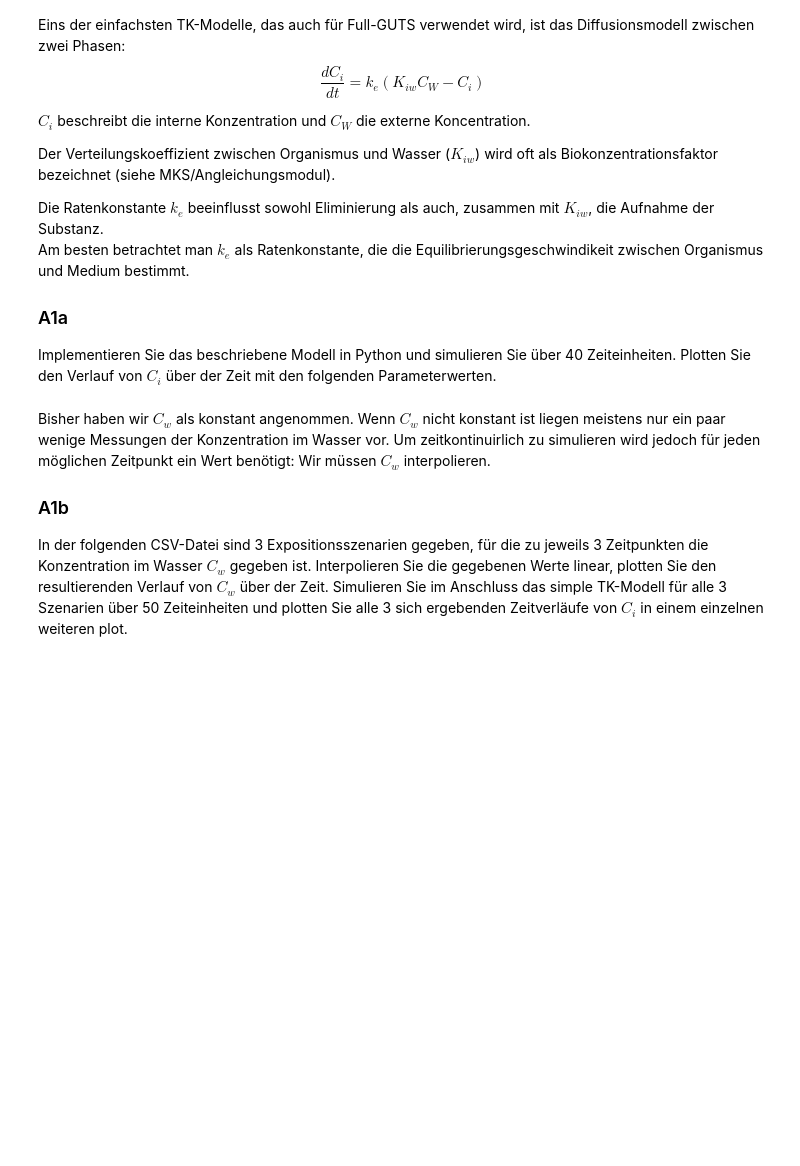
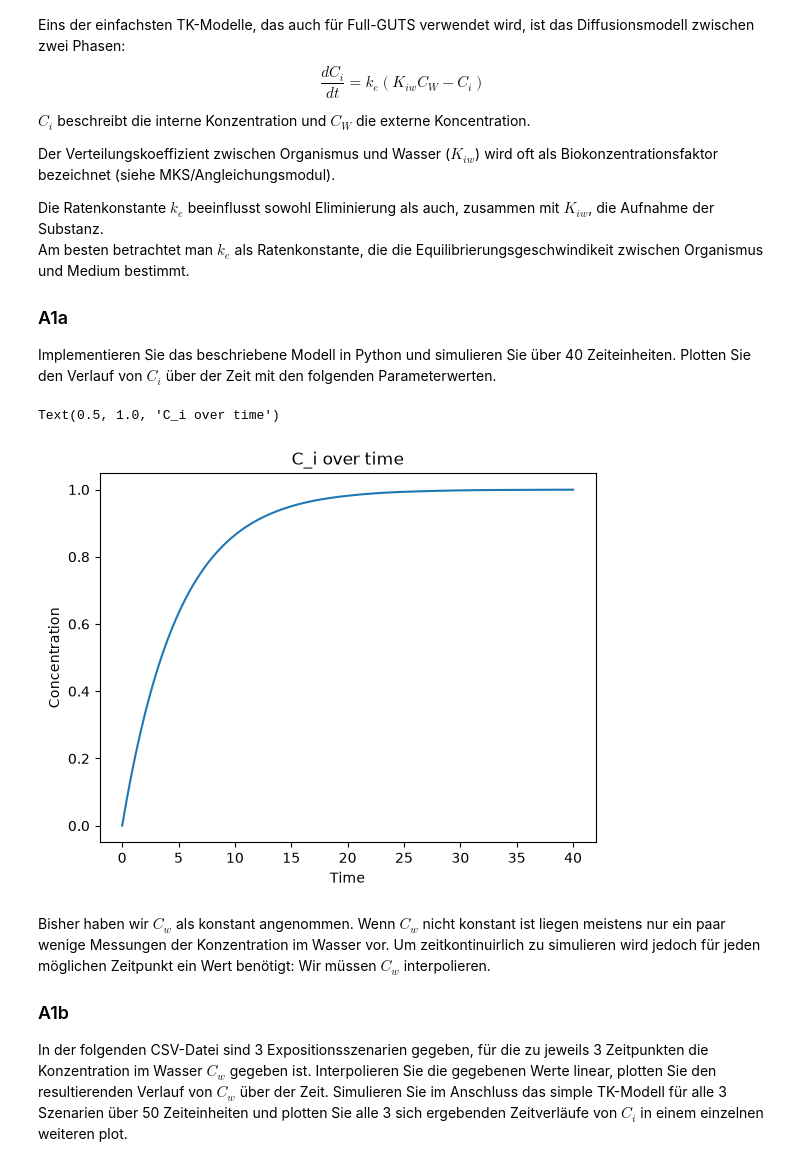
Before and after one commit to Quafax/Uni_Projects, a Jupyter notebook: src/Mechanistical_Effect_Modelling/Übungsblatt1_MEM26.ipynb, the cells around one changed output. Cells and saved outputs as stored; diff of their text form; code cells hidden in the pictures; blank space fills up the shorter version.

```diff
--- a/src/Mechanistical_Effect_Modelling/Übungsblatt1_MEM26.ipynb
+++ b/src/Mechanistical_Effect_Modelling/Übungsblatt1_MEM26.ipynb
@@ -34,6 +34,26 @@ p = {
 }
 # %%
 # Lösung
+import numpy as np
+from scipy.integrate import solve_ivp
+import matplotlib.pyplot as plt
+
+def tk_model(t,y, p):
+    C_i = y[0]
+    dC_i_dt = p['k_e'] * (p['C_W']*p['K_iw'] - C_i)
+    return [dC_i_dt]
+
+C_i = solve_ivp(tk_model, [0, 40], [0], args=(p,), dense_output=True)
+
+plt.figure()
+t = np.linspace(0, 40, 100)
+plt.plot(t, C_i.sol(t)[0], label='C_i(t)')
+plt.xlabel('Time')
+plt.ylabel('Concentration')
+plt.title('C_i over time')
+# %% [output]
+Text(0.5, 1.0, 'C_i over time')
+[figure, added]
 # %% [markdown]
 Bisher haben wir $C_w$ als konstant angenommen. Wenn $C_w$ nicht konstant ist liegen meistens nur ein paar wenige Messungen der Konzentration im Wasser vor. Um zeitkontinuirlich zu simulieren wird jedoch für jeden möglichen Zeitpunkt ein Wert benötigt: Wir müssen $C_w$ interpolieren.
 
```
Also changed, not shown: parts of 6 cells of this notebook, 10 other files.
